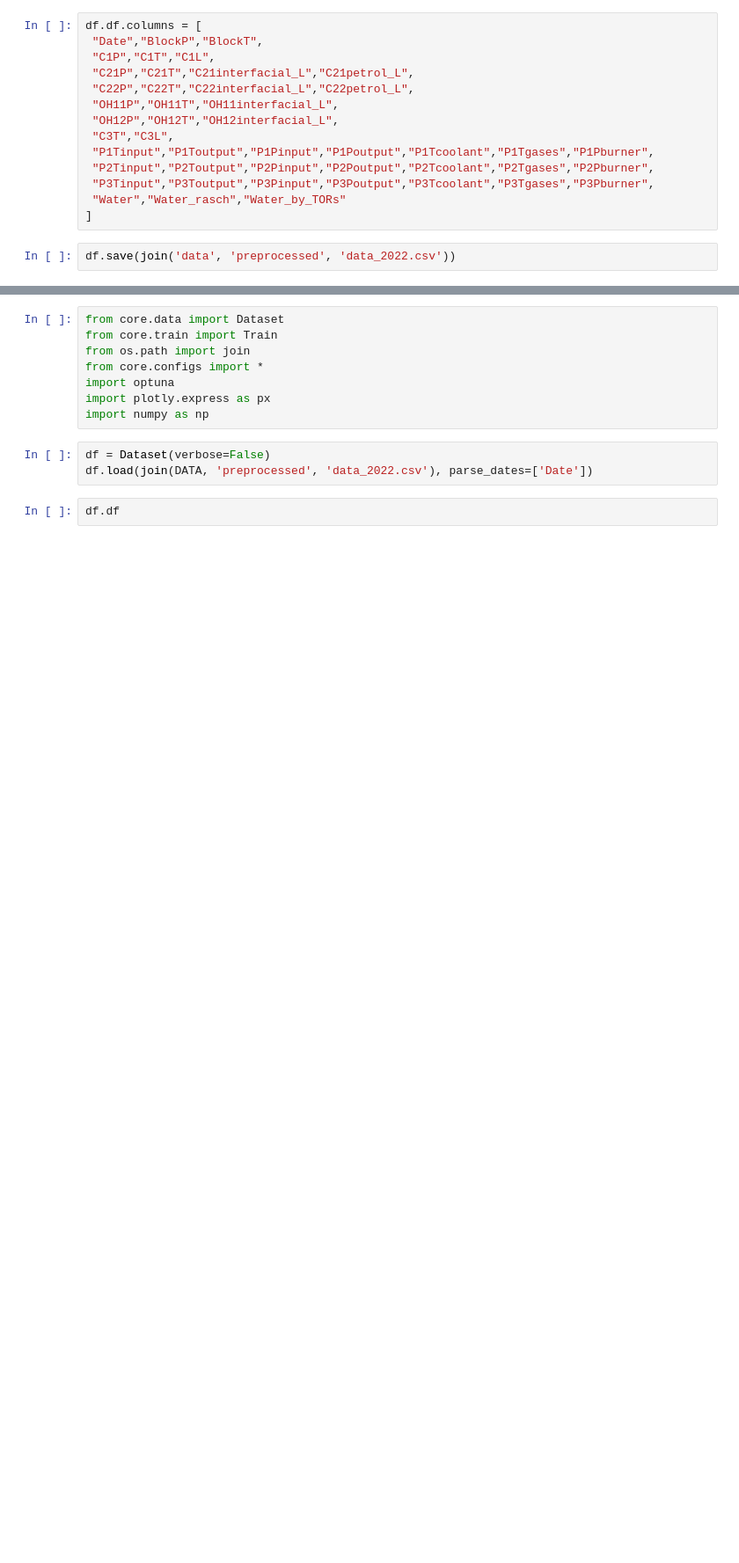
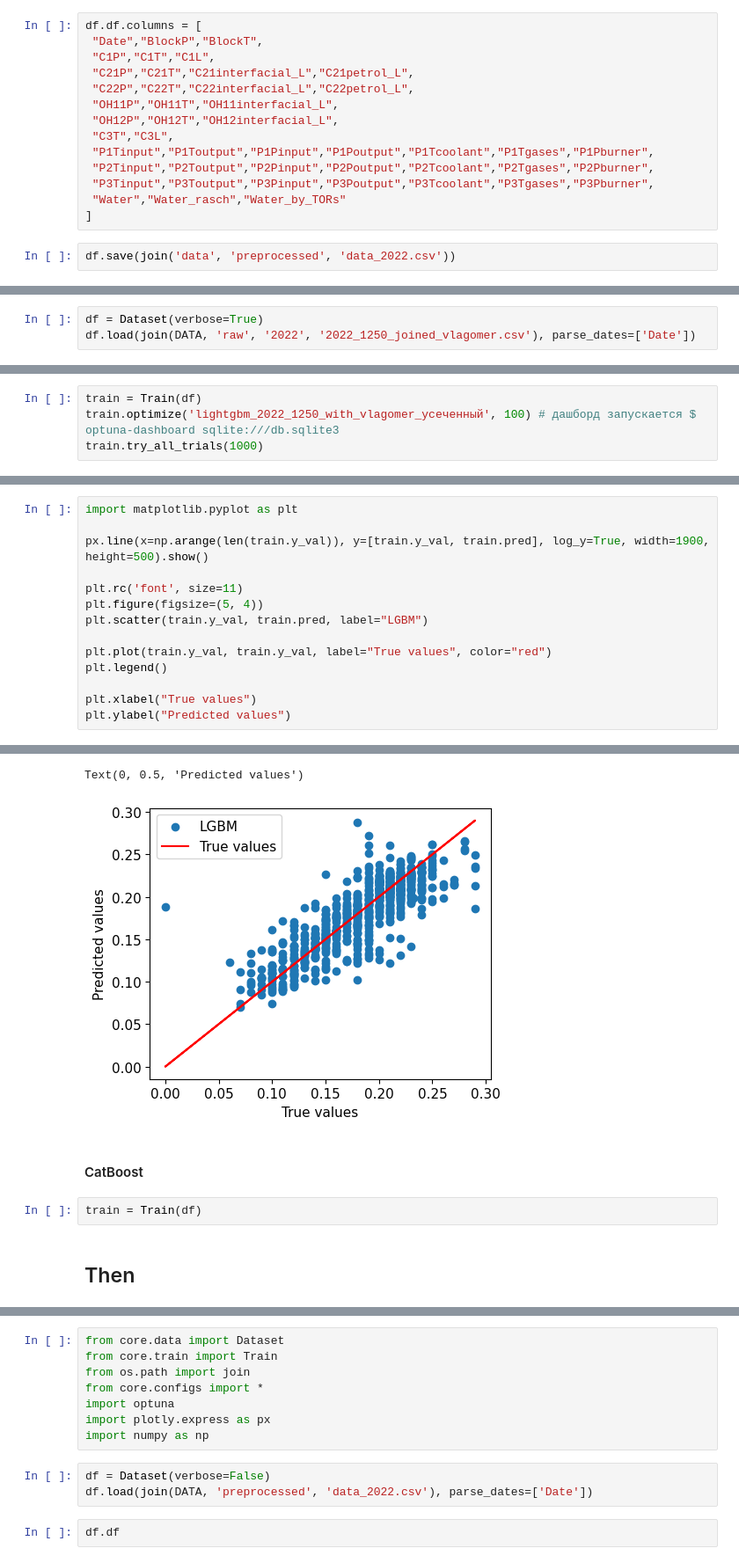
Before and after one commit to Luzinsan/petrol, a Jupyter notebook: noteboooks/2022.ipynb, the cells around one changed output, grey strips where cells are left out. Shown at 88% size. Saved outputs shown, nothing was run; the diff lists cells and outputs as text; blank space fills up the shorter version.

Commit message:
2022 обучение с таргетом влагомером (без лага на lightgbm)

```diff
--- a/noteboooks/2022.ipynb
+++ b/noteboooks/2022.ipynb
@@ -102,0 +254,3 @@ df.save(join('data', 'preprocessed', 'data_2022.csv'))
+# %%
+df = Dataset(verbose=True)
+df.load(join(DATA, 'raw', '2022', '2022_1250_joined_vlagomer.csv'), parse_dates=['Date'])
@@ -102,0 +318,4 @@ df.save(join('data', 'preprocessed', 'data_2022.csv'))
+# %%
+train = Train(df)
+train.optimize('lightgbm_2022_1250_with_vlagomer_усеченный', 100) # дашборд запускается $ optuna-dashboard sqlite:///db.sqlite3
+train.try_all_trials(1000)
@@ -102,0 +333,15 @@ df.save(join('data', 'preprocessed', 'data_2022.csv'))
+# %%
+import matplotlib.pyplot as plt
+
+px.line(x=np.arange(len(train.y_val)), y=[train.y_val, train.pred], log_y=True, width=1900, height=500).show()
+
+plt.rc('font', size=11)
+plt.figure(figsize=(5, 4))
+plt.scatter(train.y_val, train.pred, label="LGBM")
+
+plt.plot(train.y_val, train.y_val, label="True values", color="red")
+plt.legend()
+
+plt.xlabel("True values")
+plt.ylabel("Predicted values")
+# %% [output]
@@ -102,0 +349,8 @@ df.save(join('data', 'preprocessed', 'data_2022.csv'))
+Text(0, 0.5, 'Predicted values')
+[figure, added]
+# %% [markdown]
+#### CatBoost
+# %%
+train = Train(df)
+# %% [markdown]
+## Then
```
Also changed, not shown: parts of 33 cells of this notebook, 2 other files.
